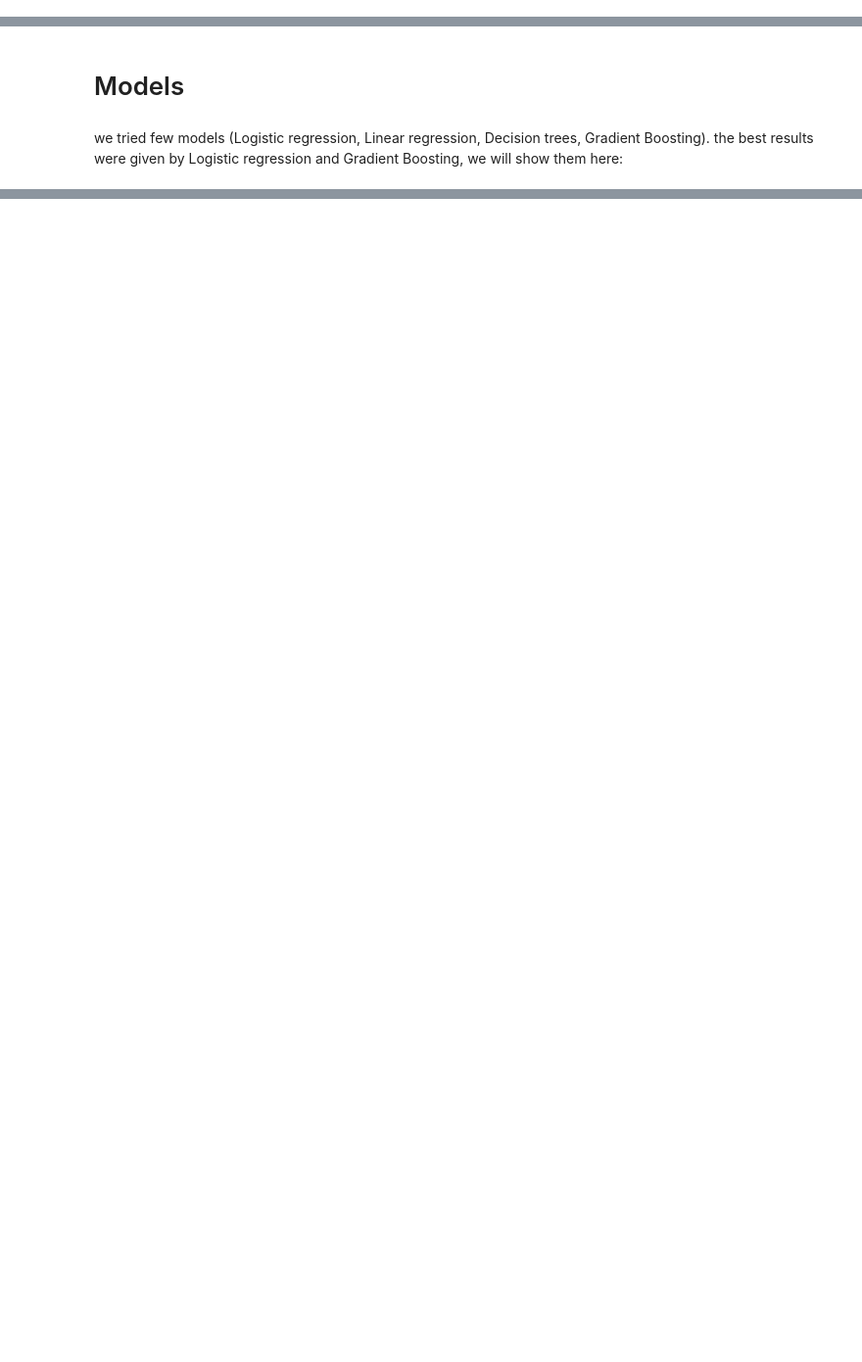
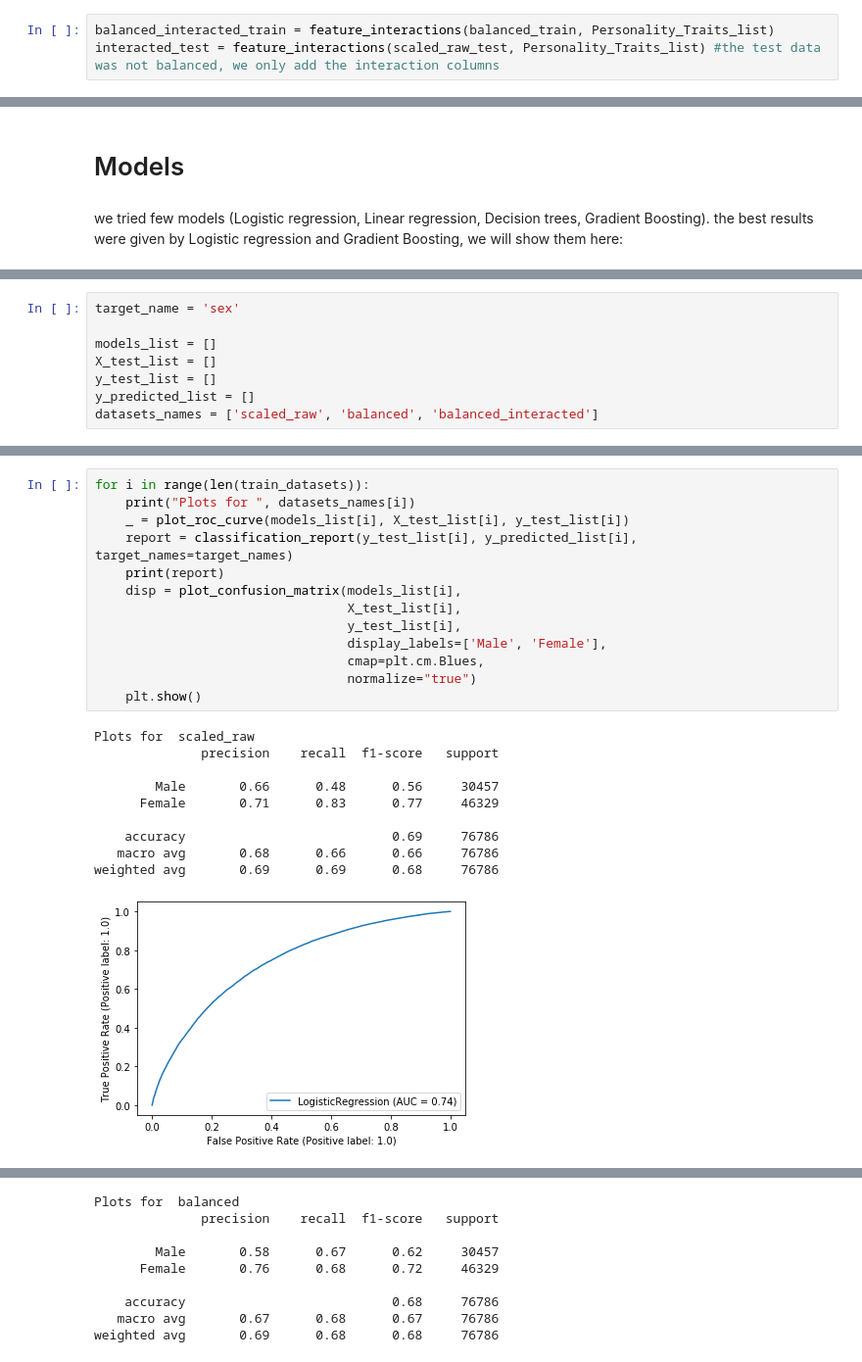
Before and after one commit to efratkohen/Big_five, a Jupyter notebook: final-draft.ipynb, the cells around one changed output, grey strips where cells are left out. Shown at 98% size. Saved outputs shown, nothing was run; the diff lists cells and outputs as text; blank space fills up the shorter version.

```diff
--- a/final-draft.ipynb
+++ b/final-draft.ipynb
@@ -312,3 +311,6 @@ balanced_interacted_train = feature_interactions(balanced_train, Personality_Tra
+# %%
+balanced_interacted_train = feature_interactions(balanced_train, Personality_Traits_list)
+interacted_test = feature_interactions(scaled_raw_test, Personality_Traits_list) #the test data was not balanced, we only add the interaction columns
 # %%
 balanced_interacted_train
 # %% [output]
@@ -395,0 +412,8 @@ SyntaxError: unexpected EOF while parsing (<ipython-input-37-13f667e8ce71>, line
+# %%
+target_name = 'sex'
+
+models_list = []
+X_test_list = []
+y_test_list = []
+y_predicted_list = []
+datasets_names = ['scaled_raw', 'balanced', 'balanced_interacted']
@@ -395,0 +552,24 @@ SyntaxError: unexpected EOF while parsing (<ipython-input-37-13f667e8ce71>, line
+# %%
+for i in range(len(train_datasets)):
+    print("Plots for ", datasets_names[i])
+    _ = plot_roc_curve(models_list[i], X_test_list[i], y_test_list[i])
+    report = classification_report(y_test_list[i], y_predicted_list[i], target_names=target_names)
+    print(report)
+    disp = plot_confusion_matrix(models_list[i],
+                                 X_test_list[i],
+                                 y_test_list[i],
+                                 display_labels=['Male', 'Female'],
+                                 cmap=plt.cm.Blues,
+                                 normalize="true")
+    plt.show()
+# %% [output]
+Plots for  scaled_raw
+              precision    recall  f1-score   support
+
+        Male       0.66      0.48      0.56     30457
+      Female       0.71      0.83      0.77     46329
+
+    accuracy                           0.69     76786
+   macro avg       0.68      0.66      0.66     76786
+weighted avg       0.69      0.69      0.68     76786
+[figure, added]
@@ -395,0 +577,9 @@ SyntaxError: unexpected EOF while parsing (<ipython-input-37-13f667e8ce71>, line
+Plots for  balanced
+              precision    recall  f1-score   support
+
+        Male       0.58      0.67      0.62     30457
+      Female       0.76      0.68      0.72     46329
+
+    accuracy                           0.68     76786
+   macro avg       0.67      0.68      0.67     76786
+weighted avg       0.69      0.68      0.68     76786
```
Also changed, not shown: parts of 29 cells of this notebook.
